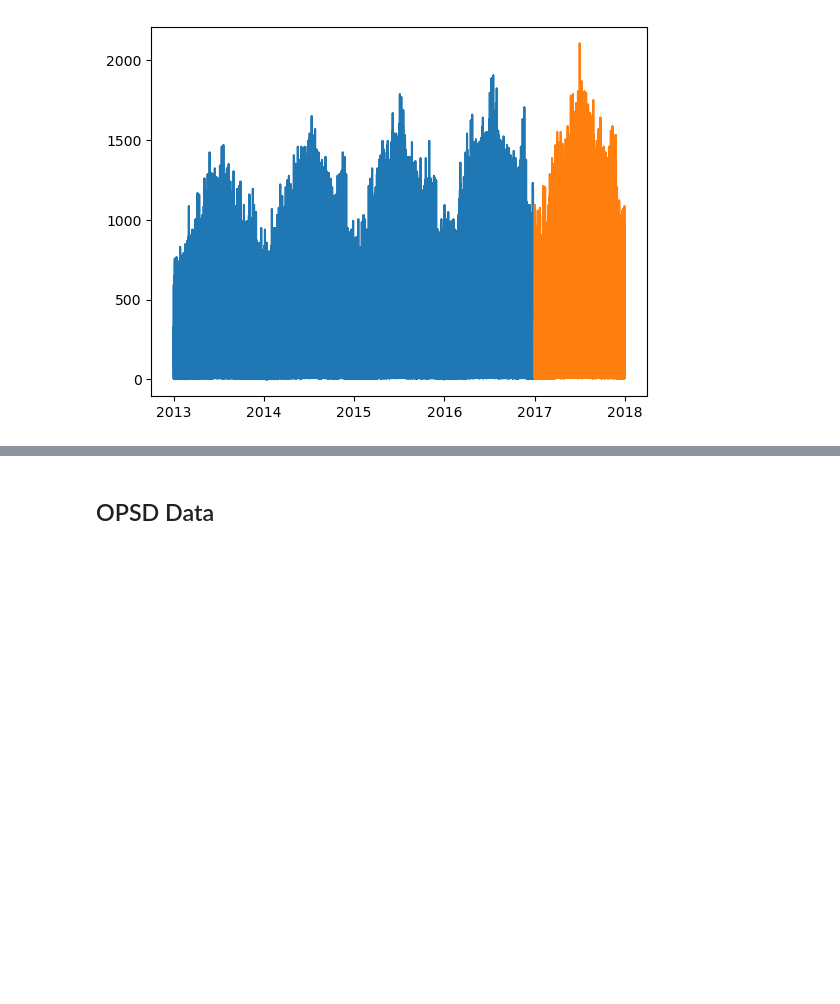
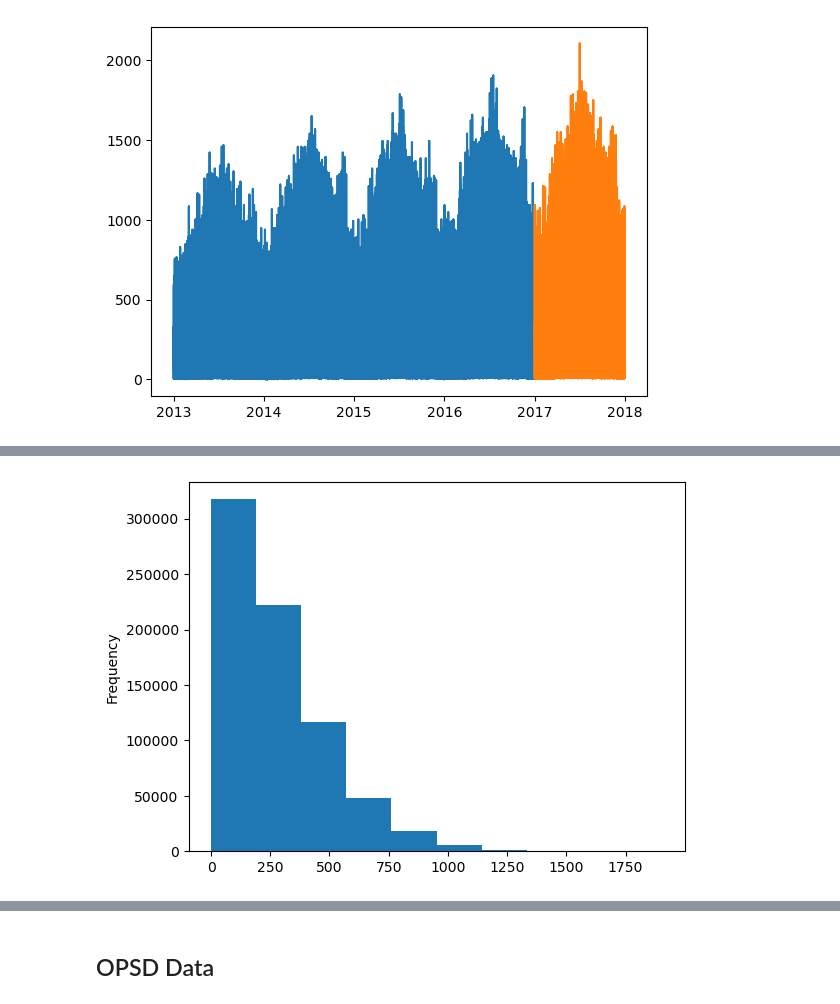
Before and after one commit to Jay-Almendarez/time-series-exercises, a Jupyter notebook: explore.ipynb, the cells around one changed output, grey strips where cells are left out. Drawn from its saved outputs; the diff is of its cells as text; code cells hidden in the pictures; blank space fills up the shorter version.

```diff
--- a/explore.ipynb
+++ b/explore.ipynb
@@ -45,3 +45,6 @@ plt.plot(test.index, test.sales_total)
 # %% [output]
 [<matplotlib.lines.Line2D at 0x...>]
 [figure]
+# %%
+y = train.sales_total
+y.head()
@@ -47,0 +59,5 @@ plt.plot(test.index, test.sales_total)
+# %%
+y.plot.hist()
+plt.show()
+# %% [output]
+[figure, added]
```
Also changed, not shown: parts of 16 cells of this notebook.
